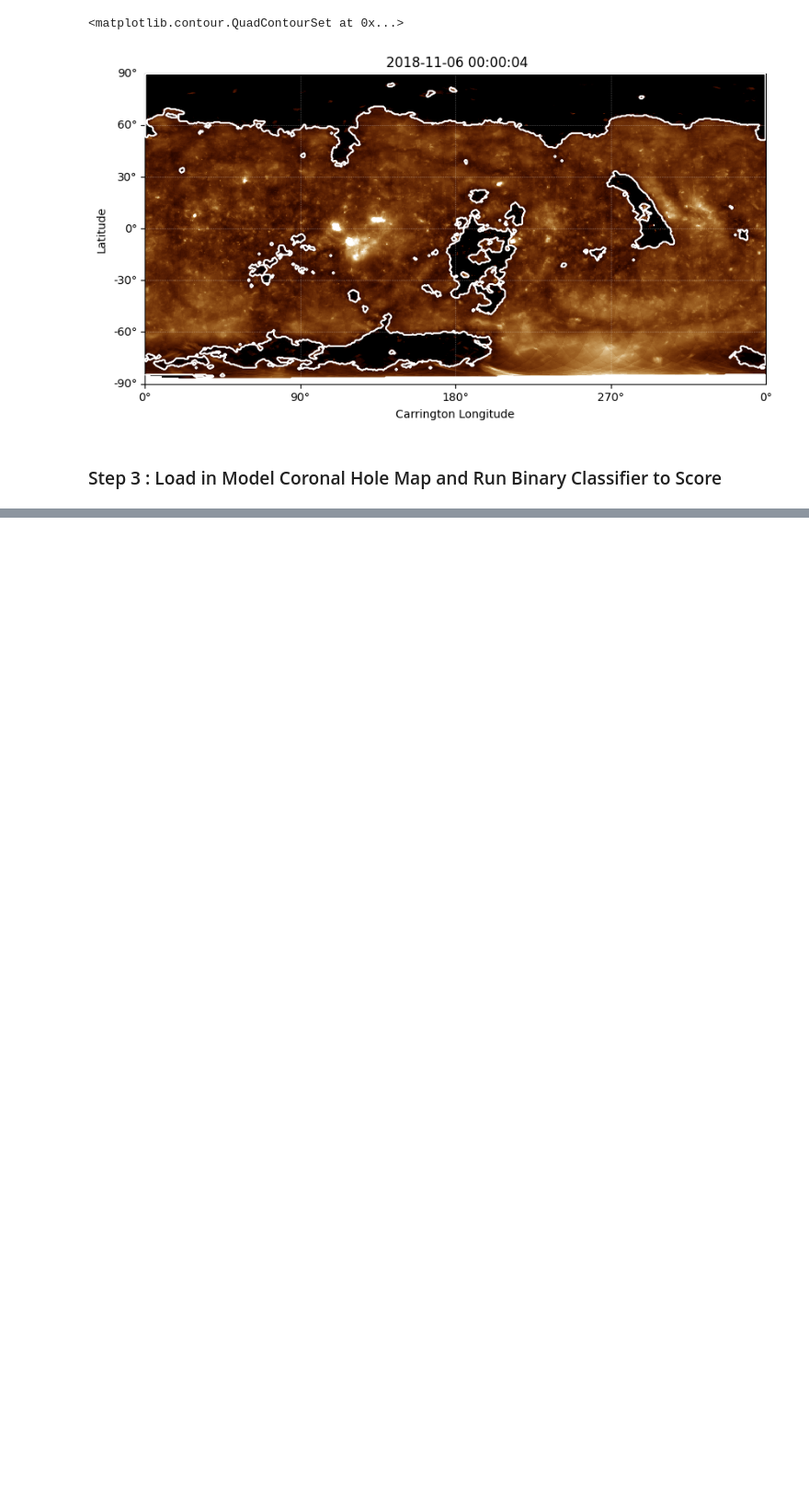
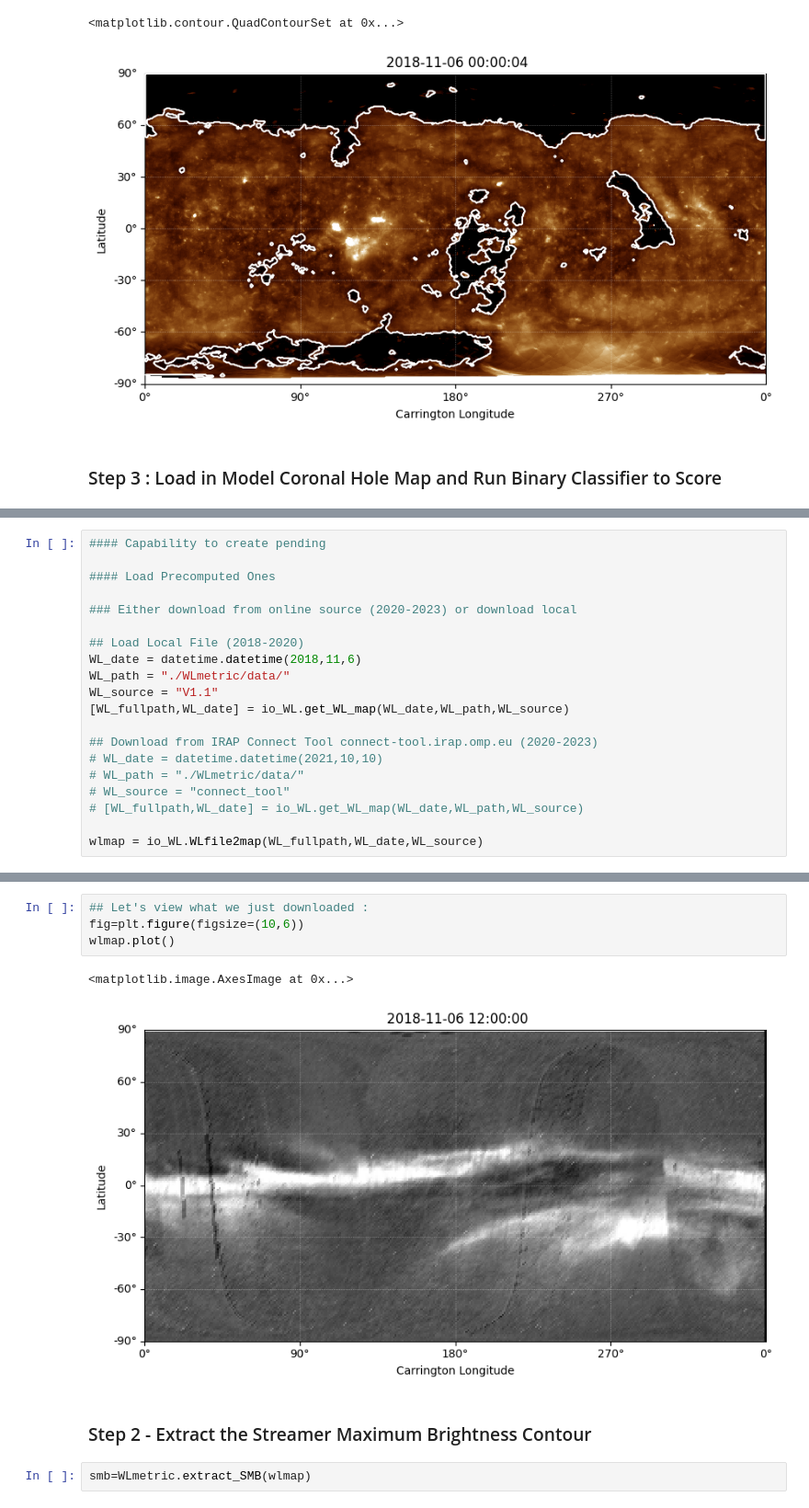
Before and after one commit to STBadman/cmfpy, a Jupyter notebook: topLevel.ipynb, the cells around one changed output, grey strips where cells are left out. Shown at 92% size. Cells and saved outputs as stored; diff of their text form; blank space fills up the shorter version.

```diff
--- a/topLevel.ipynb
+++ b/topLevel.ipynb
@@ -129,0 +119,20 @@ Fetching WL map from : http://connect-tool.irap.omp.eu/static/download_files/ALL
+# %%
+#### Capability to create pending
+
+#### Load Precomputed Ones
+
+### Either download from online source (2020-2023) or download local
+
+## Load Local File (2018-2020)
+WL_date = datetime.datetime(2018,11,6)
+WL_path = "./WLmetric/data/"
+WL_source = "V1.1"
+[WL_fullpath,WL_date] = io_WL.get_WL_map(WL_date,WL_path,WL_source)
+
+## Download from IRAP Connect Tool connect-tool.irap.omp.eu (2020-2023)
+# WL_date = datetime.datetime(2021,10,10)
+# WL_path = "./WLmetric/data/"
+# WL_source = "connect_tool"
+# [WL_fullpath,WL_date] = io_WL.get_WL_map(WL_date,WL_path,WL_source)
+
+wlmap = io_WL.WLfile2map(WL_fullpath,WL_date,WL_source)
@@ -129,0 +141,11 @@ Fetching WL map from : http://connect-tool.irap.omp.eu/static/download_files/ALL
+# %%
+## Let's view what we just downloaded :
+fig=plt.figure(figsize=(10,6))
+wlmap.plot()
+# %% [output]
+<matplotlib.image.AxesImage at 0x...>
+[figure, added]
+# %% [markdown]
+### Step 2 - Extract the Streamer Maximum Brightness Contour
+# %%
+smb=WLmetric.extract_SMB(wlmap)
```
Also changed, not shown: parts of 18 cells of this notebook, 5 other files.
